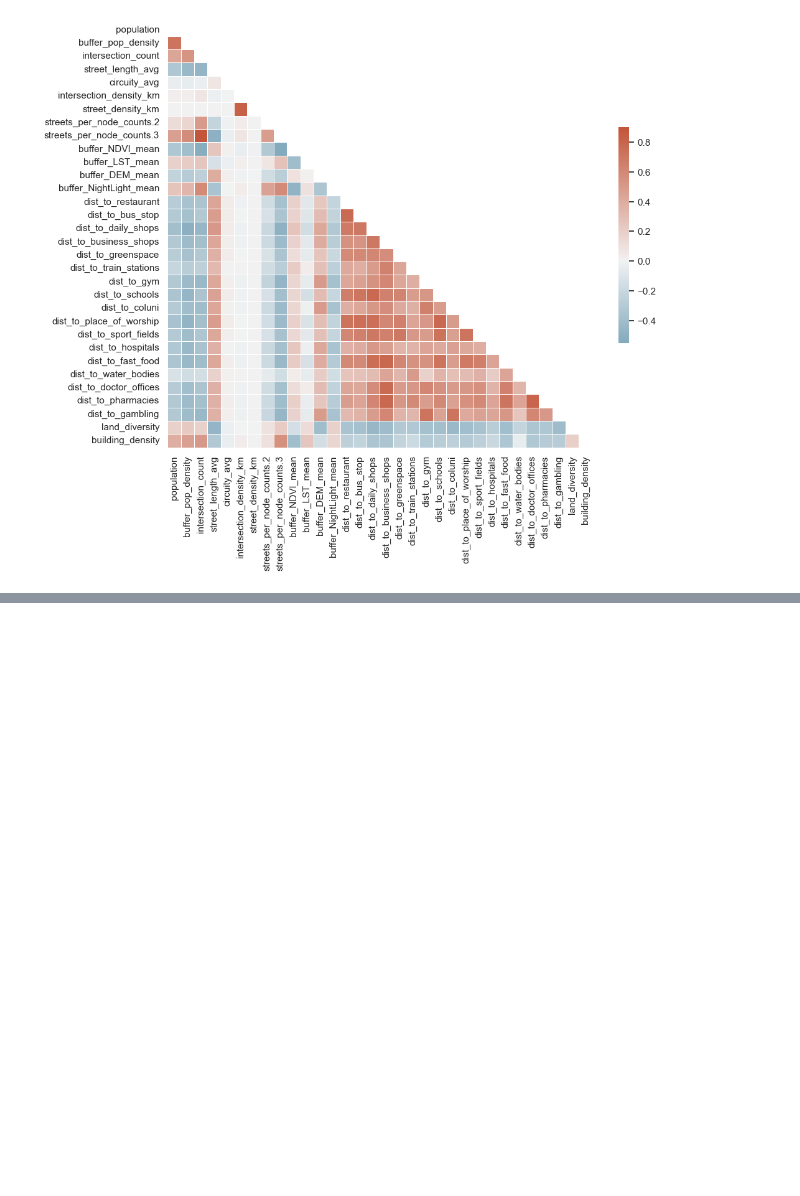
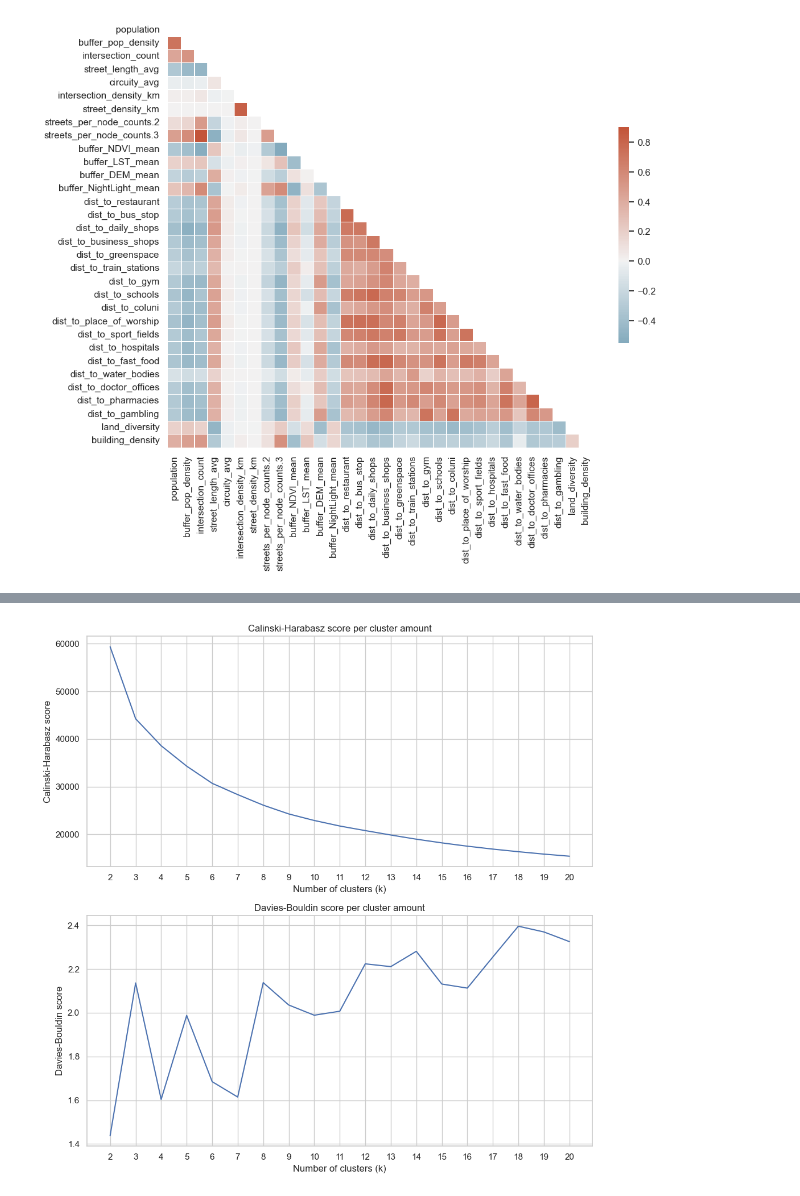
Before and after one commit to Spatial-Data-Science-and-GEO-AI-Lab/MultiHealth_J, a Jupyter notebook: clusterandpredict.ipynb, the cells around one changed output, grey strips where cells are left out. Saved outputs shown, nothing was run; the diff lists cells and outputs as text; code cells hidden in the pictures; blank space fills up the shorter version.

```diff
--- a/clusterandpredict.ipynb
+++ b/clusterandpredict.ipynb
@@ -133,0 +157,26 @@ sb.heatmap(corr, mask=mask, cmap=cmap, vmax=.9, center=0,
+# %%
+# Goodness of fit tests for the amount of clusters
+# We use the Calinski-Harabasz and Davies-Bouldin scores, higher is better for CH, lower is better for DB
+
+# Calinski-Harabasz score: the within-cluster variance divided by the between-cluster variance.
+# Davies-Bouldin score: The score is defined as the average similarity measure of each cluster with its most similar cluster,
+#  where similarity is the ratio of within-cluster distances to between-cluster distances.
+#  Thus, clusters which are farther apart and less dispersed will result in a better score.
+
+# Empty list for performance scores
+performance_scores = []
+
+# Loop through the cluster labels denoted from column 34
+for cluster_count in popgridsub.columns[34:53]:
+    # CH score
+    ch_score = metrics.calinski_harabasz_score(scale(popgridsub[cluster_variables]), popgridsub[cluster_count])
+    # DB score
+    db_score = metrics.davies_bouldin_score(scale(popgridsub[cluster_variables]), popgridsub[cluster_count])
+    # Append the cluster count, CH score, and DB score
+    performance_scores.append((cluster_count, ch_score, db_score))
+
+# Performance list to dataframe
+df_performance = pd.DataFrame(performance_scores, columns=["Cluster Count", "CH Score", "DB Score"])
+
+# Show
+df_performance
@@ -133,0 +201,19 @@ sb.heatmap(corr, mask=mask, cmap=cmap, vmax=.9, center=0,
+# %%
+# Plotting the performance scores
+fig, axs = plt.subplots(2, figsize=(10, 10))
+axs[0].plot(K, df_performance['CH Score'])
+axs[0].set_xlabel("Number of clusters (k)")
+axs[0].set_ylabel("Calinski-Harabasz score")
+axs[0].grid(True)
+axs[0].set_xticks(range(2,21))
+axs[0].set_title('Calinski-Harabasz score per cluster amount')
+axs[1].plot(K, df_performance['DB Score'])
+axs[1].set_xlabel("Number of clusters (k)")
+axs[1].set_ylabel("Davies-Bouldin score")
+axs[1].grid(True)
+axs[1].set_xticks(range(2,21))
+axs[1].set_title('Davies-Bouldin score per cluster amount')
+plt.tight_layout()
+plt.show()
+# %% [output]
+[figure, added]
```
Also changed, not shown: parts of 33 cells of this notebook.
